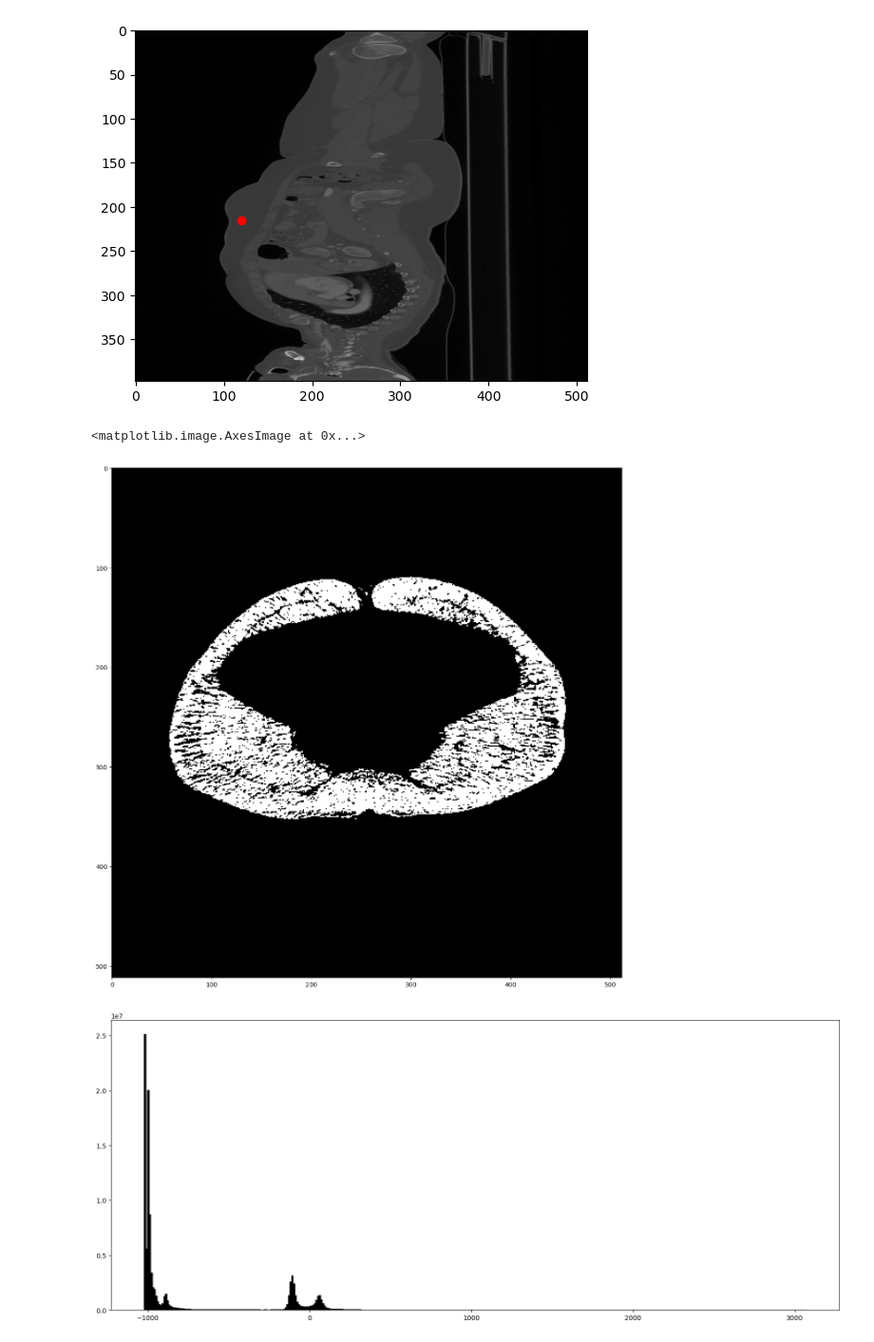
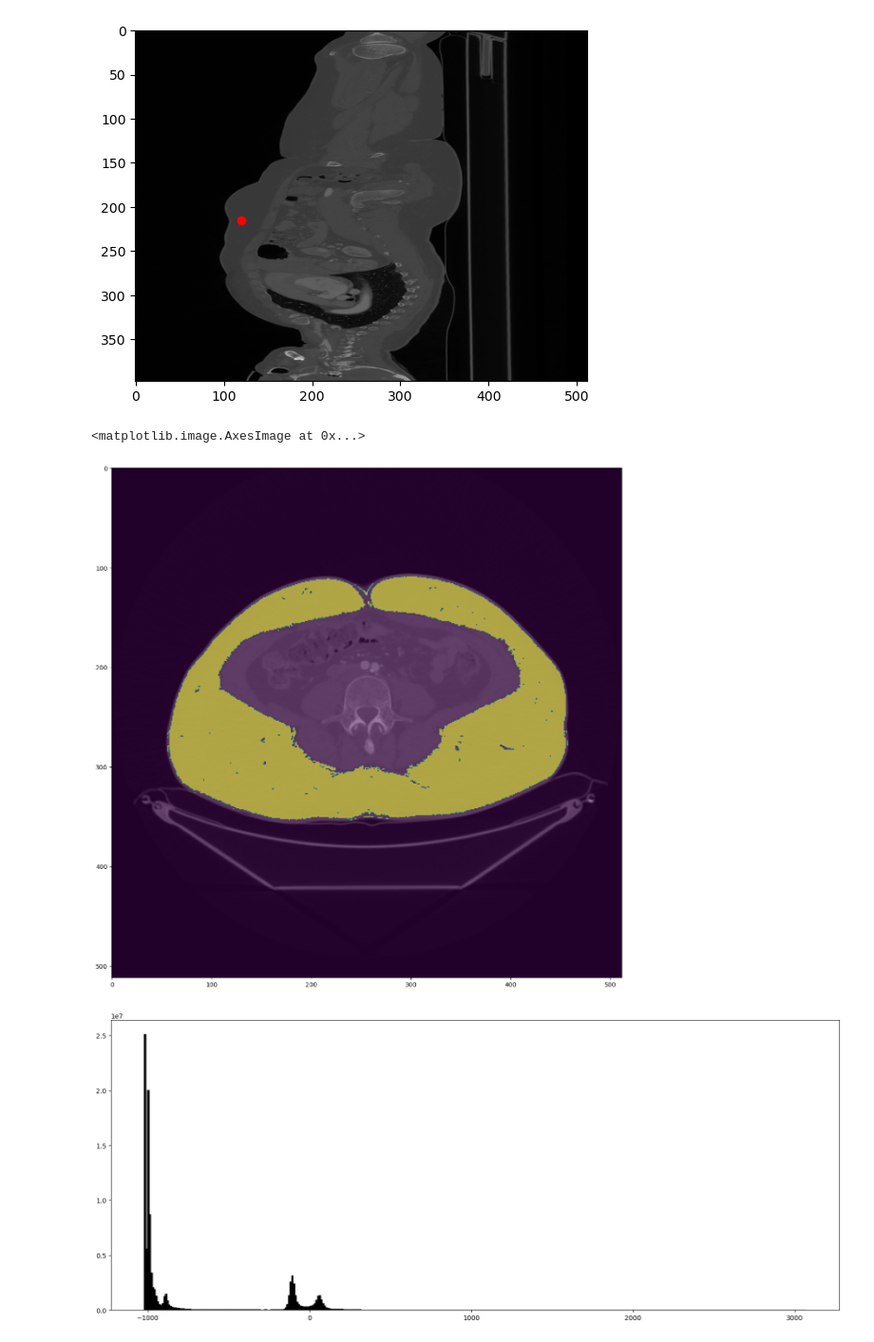
Before and after one commit to HosseinOutward/VUB-ACS-24_Hospital_Project, a Jupyter notebook: HP.ipynb, the cells around one changed output. Shown at 95% size. Cells and saved outputs as stored; diff of their text form; code cells hidden in the pictures.

```diff
--- a/HP.ipynb
+++ b/HP.ipynb
@@ -70,25 +70,26 @@ plt.show()
 [figure]
 [figure]
 # %%
-def get_region_grown(sitk_image, seed, r):
+def get_region_grown(sitk_image, seed, r,d=False):
     # get average value of the seed
     temp=sitk.GetArrayFromImage(sitk_image)
     seed_value=np.mean([ temp[*(seed+np.array(i))]
                         for i in [[0,0,0], [0,0,1], [0,1,0], [0,1,1], [1,0,0], [1,0,1], [1,1,0], [1,1,1]]])
     seg_con = sitk.ConnectedThreshold(sitk_image, seedList=[seed], lower=seed_value-r, upper=seed_value+r)
 
     temp=sitk.GetArrayFromImage(seg_con)
-    # temp=cv2.dilate(temp.astype(np.uint8), np.array([[0,1,0],[1,1,1],[0,1,0]]).astype(np.uint8), iterations=3)
-    # temp=cv2.erode(temp.astype(np.uint8), np.array([[0,1,0],[1,1,1],[0,1,0]]).astype(np.uint8), iterations=1)
+    if d:
+        temp=cv2.dilate(temp.astype(np.uint8), np.array([[0,1,0],[1,1,1],[0,1,0]]).astype(np.uint8), iterations=3)
     return temp
 
 sitk_image = sitk.ReadImage(r'Dataset\NIFTIs\HGUCEGXI.nii')
-temp=get_region_grown(sitk_image, seed, 15)
+temp=get_region_grown(sitk_image, seed, 15, True) * get_region_grown(sitk_image, seed, 40)
 plt.figure(figsize=(15, 15))
-plt.imshow(temp[seed[0]], cmap='gray')
+plt.imshow(sitk.GetArrayFromImage(sitk_image)[seed[0]], cmap='gray')
+plt.imshow(temp[seed[0]], alpha=0.5)
 # %% [output]
 <matplotlib.image.AxesImage at 0x...>
-[figure, old version]
+[figure, new version]
 # %%
 #plot histogram of the image
 def plot_histogram(image):
```
